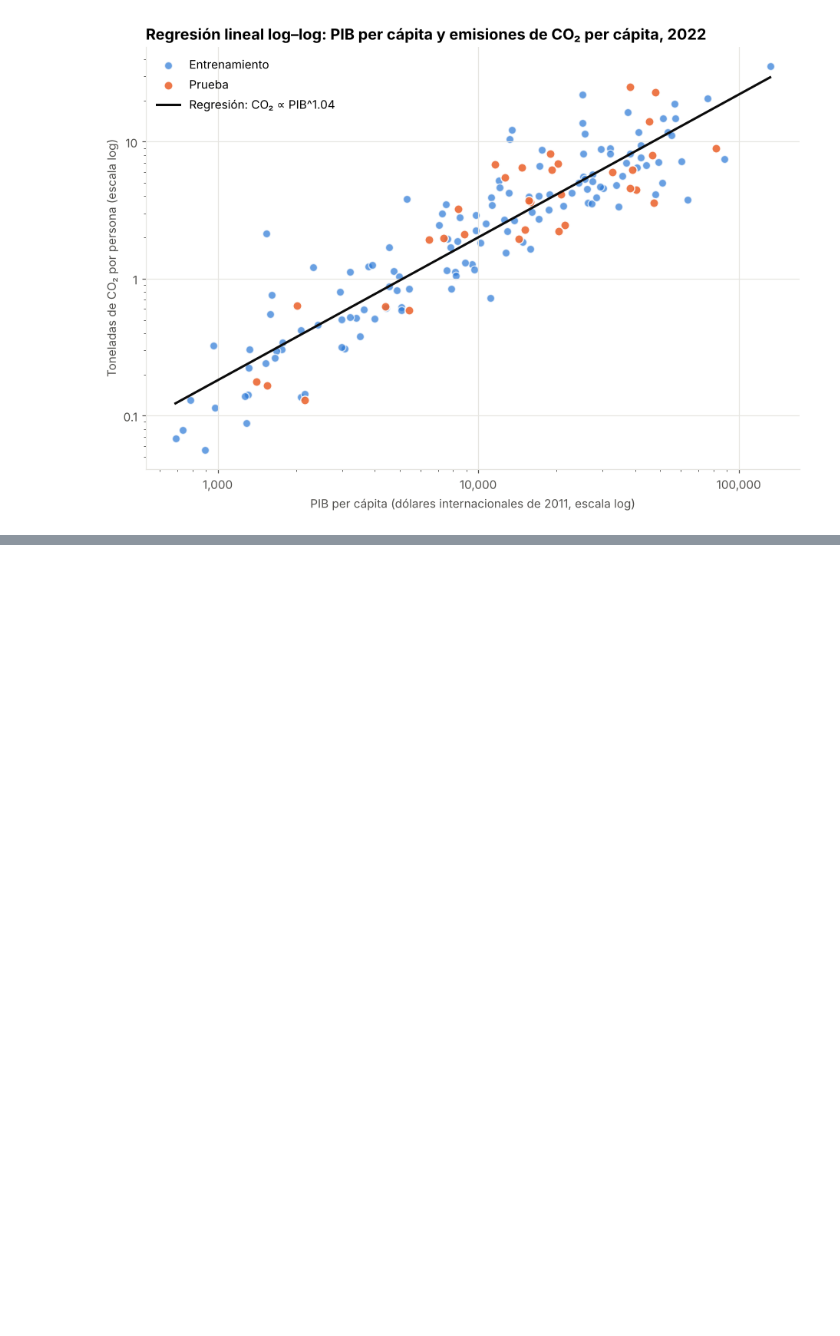
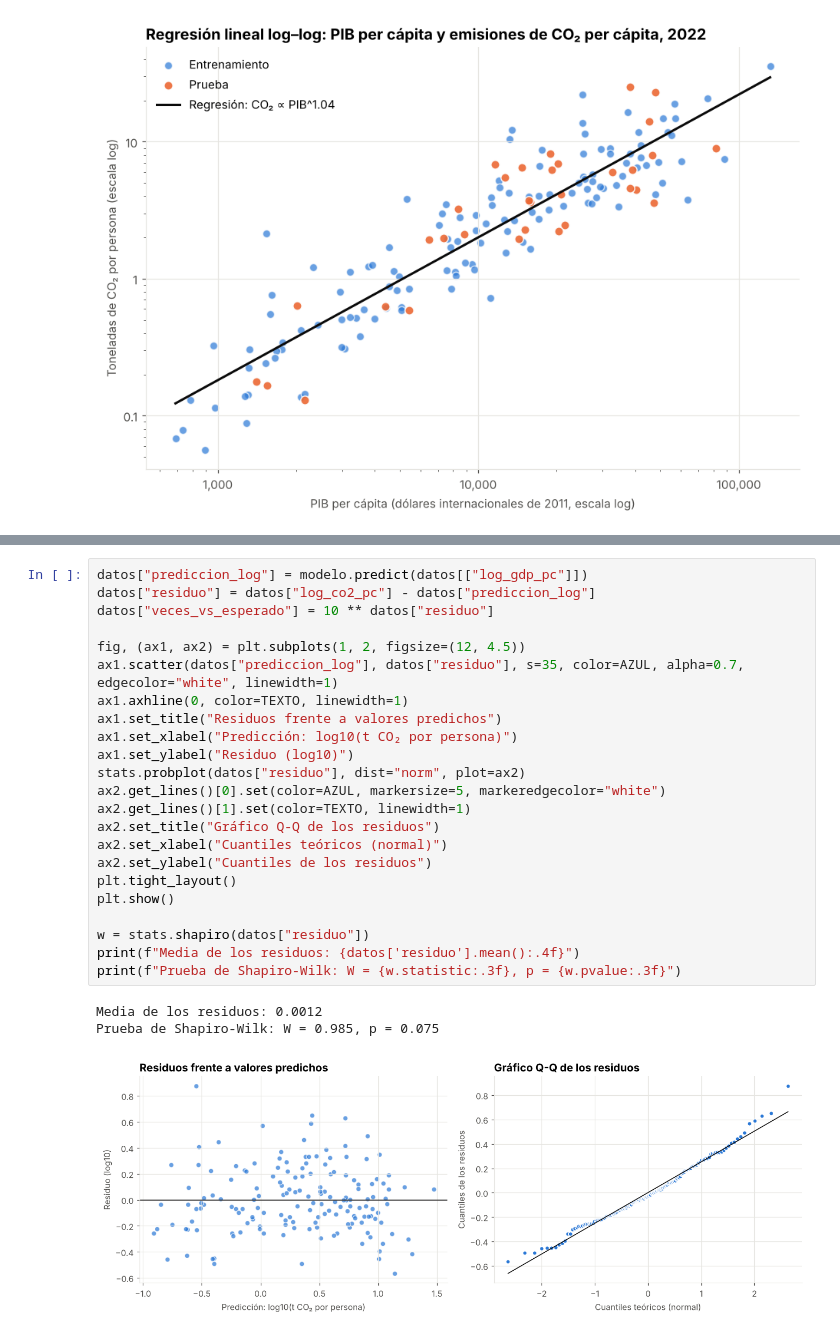
Before and after one commit to felipecasta0330/proyecto-final-co2, a Jupyter notebook: notebooks/03_regresion_lineal.ipynb, the cells around one changed output, grey strips where cells are left out. Drawn from its saved outputs; the diff is of its cells as text; blank space fills up the shorter version.

Commit message:
Completa notebook 3 con evaluación, residuos e interpretación

```diff
--- a/notebooks/03_regresion_lineal.ipynb
+++ b/notebooks/03_regresion_lineal.ipynb
@@ -148,0 +211,27 @@ plt.show()
+# %%
+datos["prediccion_log"] = modelo.predict(datos[["log_gdp_pc"]])
+datos["residuo"] = datos["log_co2_pc"] - datos["prediccion_log"]
+datos["veces_vs_esperado"] = 10 ** datos["residuo"]
+
+fig, (ax1, ax2) = plt.subplots(1, 2, figsize=(12, 4.5))
+ax1.scatter(datos["prediccion_log"], datos["residuo"], s=35, color=AZUL, alpha=0.7, edgecolor="white", linewidth=1)
+ax1.axhline(0, color=TEXTO, linewidth=1)
+ax1.set_title("Residuos frente a valores predichos")
+ax1.set_xlabel("Predicción: log10(t CO₂ por persona)")
+ax1.set_ylabel("Residuo (log10)")
+stats.probplot(datos["residuo"], dist="norm", plot=ax2)
+ax2.get_lines()[0].set(color=AZUL, markersize=5, markeredgecolor="white")
+ax2.get_lines()[1].set(color=TEXTO, linewidth=1)
+ax2.set_title("Gráfico Q-Q de los residuos")
+ax2.set_xlabel("Cuantiles teóricos (normal)")
+ax2.set_ylabel("Cuantiles de los residuos")
+plt.tight_layout()
+plt.show()
+
+w = stats.shapiro(datos["residuo"])
+print(f"Media de los residuos: {datos['residuo'].mean():.4f}")
+print(f"Prueba de Shapiro-Wilk: W = {w.statistic:.3f}, p = {w.pvalue:.3f}")
+# %% [output]
+Media de los residuos: 0.0012
+Prueba de Shapiro-Wilk: W = 0.985, p = 0.075
+[figure, added]
```
Also changed, not shown: parts of 16 cells of this notebook.
